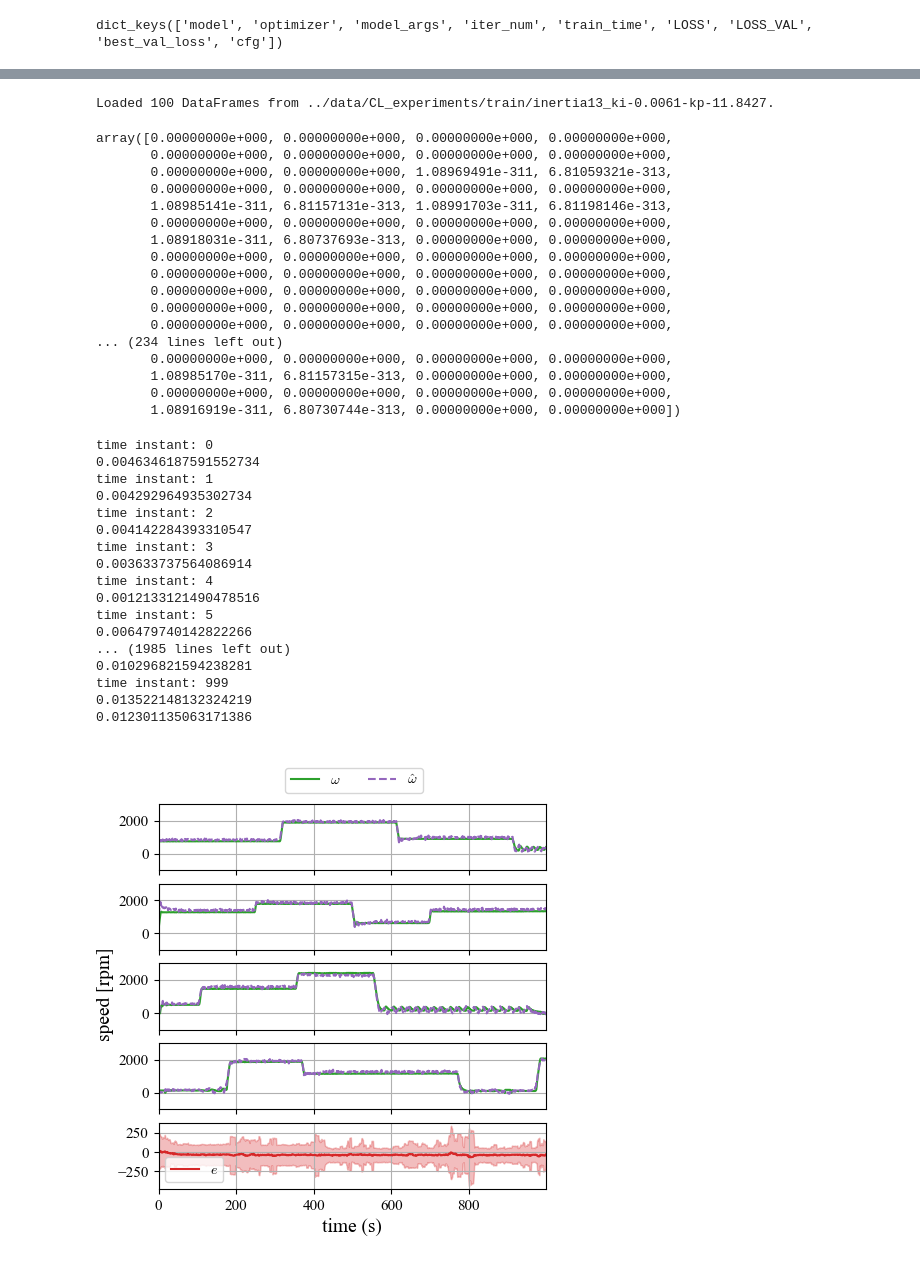
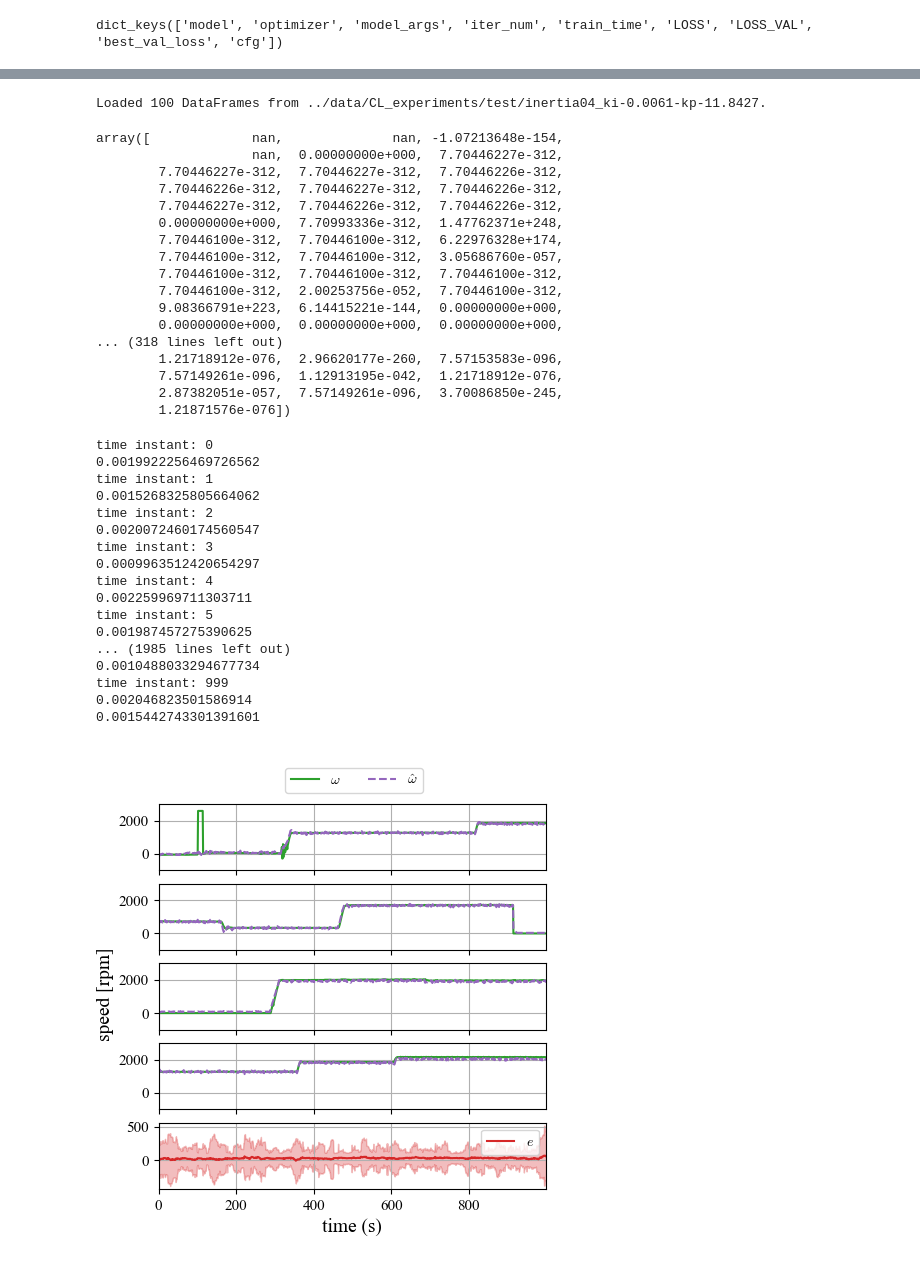
Before and after one commit to buswayne/in-context-bldc, a Jupyter notebook: speed_estimator/test_zerostep.ipynb, the cells around one changed output, grey strips where cells are left out. Cells and saved outputs as stored; diff of their text form; code cells hidden in the pictures.

```diff
--- a/speed_estimator/test_zerostep.ipynb
+++ b/speed_estimator/test_zerostep.ipynb
@@ -49,10 +49,11 @@ True
 # %%
 # Create out dir
 out_dir = Path(out_dir)
-exp_data = torch.load(out_dir/"ckpt_zerostep_sim_matlab_50pct_real_val_alt_h50.pt", map_location=device, weights_only=False)
+exp_data = torch.load(out_dir/"ckpt_zerostep_sim_matlab_50pct_real_val_alt_h10_lr0_1_half_param.pt", map_location=device, weights_only=False)
 seq_len = exp_data["cfg"].seq_len
 nx = exp_data["cfg"].nx
 exp_data["iter_num"]
 print(seq_len)
 print(exp_data["iter_num"])
+print(exp_data['best_val_loss'])
 # %% [output]
@@ -111,9 +113,9 @@ Model size in KB: 100.56640625
 # %%
 # folder_path = '../data/CL_experiments/test/inertia07_ki-0.0061-kp-11.8427'
-# folder_path = '../data/CL_experiments/test/inertia04_ki-0.0061-kp-11.8427'
+folder_path = '../data/CL_experiments/test/inertia04_ki-0.0061-kp-11.8427'
 # folder_path = '../data/simulated/10_percent'
 # folder_path = '../data/simulated/50_percent_longer_steps'
-folder_path = '../data/CL_experiments/train/inertia13_ki-0.0061-kp-11.8427'
+# folder_path = '../data/CL_experiments/train/inertia13_ki-0.0061-kp-11.8427'
 
 
 dfs = load_dataframes_from_folder(folder_path)
@@ -150,27 +152,27 @@ cputime = np.empty(batch_y.shape[1])
 
 b, tt, _ = batch_y.shape
 # %% [output]
-Loaded 100 DataFrames from ../data/CL_experiments/train/inertia13_ki-0.0061-kp-11.8427.
+Loaded 100 DataFrames from ../data/CL_experiments/test/inertia04_ki-0.0061-kp-11.8427.
 # %%
 cputime
 # %% [output]
-array([0.00000000e+000, 0.00000000e+000, 0.00000000e+000, 0.00000000e+000,
-       0.00000000e+000, 0.00000000e+000, 0.00000000e+000, 0.00000000e+000,
-       0.00000000e+000, 0.00000000e+000, 1.08969491e-311, 6.81059321e-313,
-       0.00000000e+000, 0.00000000e+000, 0.00000000e+000, 0.00000000e+000,
-       1.08985141e-311, 6.81157131e-313, 1.08991703e-311, 6.81198146e-313,
-       0.00000000e+000, 0.00000000e+000, 0.00000000e+000, 0.00000000e+000,
-       1.08918031e-311, 6.80737693e-313, 0.00000000e+000, 0.00000000e+000,
-       0.00000000e+000, 0.00000000e+000, 0.00000000e+000, 0.00000000e+000,
-       0.00000000e+000, 0.00000000e+000, 0.00000000e+000, 0.00000000e+000,
-       0.00000000e+000, 0.00000000e+000, 0.00000000e+000, 0.00000000e+000,
-       0.00000000e+000, 0.00000000e+000, 0.00000000e+000, 0.00000000e+000,
-       0.00000000e+000, 0.00000000e+000, 0.00000000e+000, 0.00000000e+000,
-... (234 lines left out)
-       0.00000000e+000, 0.00000000e+000, 0.00000000e+000, 0.00000000e+000,
-       1.08985170e-311, 6.81157315e-313, 0.00000000e+000, 0.00000000e+000,
-       0.00000000e+000, 0.00000000e+000, 0.00000000e+000, 0.00000000e+000,
-       1.08916919e-311, 6.80730744e-313, 0.00000000e+000, 0.00000000e+000])
+array([             nan,              nan, -1.07213648e-154,
+                    nan,  0.00000000e+000,  7.70446227e-312,
+        7.70446227e-312,  7.70446227e-312,  7.70446226e-312,
+        7.70446226e-312,  7.70446227e-312,  7.70446226e-312,
+        7.70446227e-312,  7.70446226e-312,  7.70446226e-312,
+        0.00000000e+000,  7.70993336e-312,  1.47762371e+248,
+        7.70446100e-312,  7.70446100e-312,  6.22976328e+174,
+        7.70446100e-312,  7.70446100e-312,  3.05686760e-057,
+        7.70446100e-312,  7.70446100e-312,  7.70446100e-312,
+        7.70446100e-312,  2.00253756e-052,  7.70446100e-312,
+        9.08366791e+223,  6.14415221e-144,  0.00000000e+000,
+        0.00000000e+000,  0.00000000e+000,  0.00000000e+000,
+... (318 lines left out)
+        1.21718912e-076,  2.96620177e-260,  7.57153583e-096,
+        7.57149261e-096,  1.12913195e-042,  1.21718912e-076,
+        2.87382051e-057,  7.57149261e-096,  3.70086850e-245,
+        1.21871576e-076])
 # %%
 H = exp_data["cfg"].seq_len
 
@@ -197,22 +199,22 @@ print(np.mean(cputime))
 batch_u, batch_y, batch_y_pred = reverse_normalization(batch_u, batch_y, batch_y_pred)
 # %% [output]
 time instant: 0
-0.0046346187591552734
+0.0019922256469726562
 time instant: 1
-0.004292964935302734
+0.0015268325805664062
 time instant: 2
-0.004142284393310547
+0.0020072460174560547
 time instant: 3
-0.003633737564086914
+0.0009963512420654297
 time instant: 4
-0.0012133121490478516
+0.002259969711303711
 time instant: 5
-0.006479740142822266
+0.001987457275390625
 ... (1985 lines left out)
-0.010296821594238281
+0.0010488033294677734
 time instant: 999
-0.013522148132324219
-0.012301135063171386
+0.002046823501586914
+0.0015442743301391601
 # %%
 # Convert batch tensors to numpy for plotting
 batch_y_np = batch_y.cpu().numpy()  # Shape (seq_len, 1)
@@ -221,35 +223,35 @@ batch_y_pred_np = batch_y_pred.cpu().numpy()  # Shape (seq_len, 1)
 # Plotting
 fig, axes = plt.subplots(5, 1, figsize=(5, 5), sharex=True)
 
 # Plotting in each subplot
 for i in range(4):
     axes[i].plot(batch_y_np[i], label=r"$\omega$", color="tab:green")
     axes[i].plot(batch_y_pred_np[i], label=r"$\hat{\omega}$", color="tab:purple", linestyle="--")
     axes[i].set_ylim([-1000, 3000])
 axes[0].legend(bbox_to_anchor=(0.7, 1.65), ncols=2)
 
 mean_error = (batch_y_np - batch_y_pred_np).mean(axis=0).flatten()
 std_error = (batch_y_np - batch_y_pred_np).std(axis=0).flatten()
-mse = ((batch_y_np - batch_y_pred_np)**2).mean(axis=0).flatten()
+mse = ((batch_y_np - batch_y_pred_np)**2).mean()
 
 axes[-1].plot(mean_error, label="$e$", color="tab:red")
 axes[-1].fill_between(
     np.arange(mean_error.shape[0]),
     mean_error + std_error,
     mean_error - std_error,
     color='tab:red',
     alpha=0.3
 )
 axes[-1].legend()
 
 # Set the x-label for the last subplot
 axes[-1].set_xlabel('time (s)')
 # Add a common ylabel
 fig.text(0.0, 0.5, 'speed [rpm]', va='center', rotation='vertical', fontsize=14)
 # plt.savefig('prediction.pdf')
 plt.show()
 # %% [output]
-[figure, old version]
+[figure, new version]
 # %%
 np.sqrt(mean_error**2).mean()
 # %% [output]
```
Also changed, not shown: parts of 6 cells of this notebook, 31 other files.
